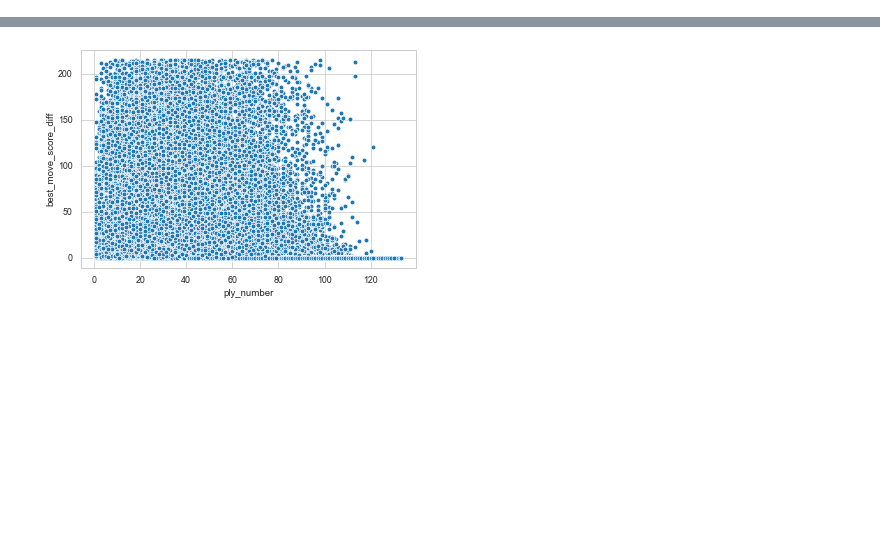
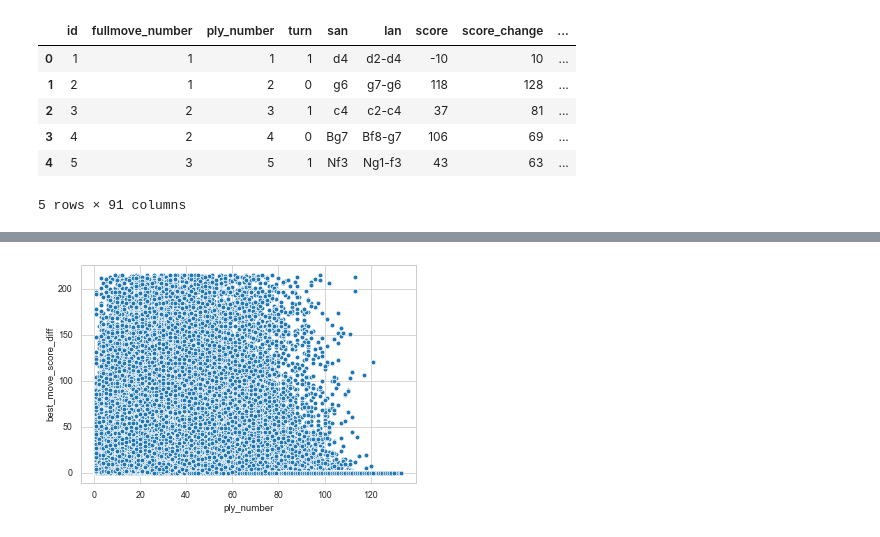
Before and after one commit to endoffline/chess_analytics, a Jupyter notebook: graphs/mistakes.ipynb, the cells around one changed output, grey strips where cells are left out. Drawn from its saved outputs; the diff is of its cells as text; code cells hidden in the pictures; blank space fills up the shorter version.

```diff
--- a/graphs/mistakes.ipynb
+++ b/graphs/mistakes.ipynb
@@ -27,14 +21,20 @@ sns.set_context("paper")
-# %%
-# connect to database
-connection = sqlite3.connect("../output/db/bulk_analysis_2019-11-08_1000ms.db")
 # %%
 # load games and moves into dataframes
 df_game_dirty = pd.read_sql("SELECT * FROM game", connection)
 df_move_dirty = pd.read_sql("SELECT * FROM move", connection)
 
 # remove games that are either too short or too long
 df_game = remove_outlier(df_game_dirty, "length")
 df_move = df_move_dirty[df_move_dirty["game_id"].isin(df_game["id"])]
+df_move.head()
+# %% [output]
+|  | id | fullmove_number | ply_number | turn | san | lan | score | score_change | ... |
+| 0 | 1 | 1 | 1 | 1 | d4 | d2-d4 | -10 | 10 | ... |
+| 1 | 2 | 1 | 2 | 0 | g6 | g7-g6 | 118 | 128 | ... |
+| 2 | 3 | 2 | 3 | 1 | c4 | c2-c4 | 37 | 81 | ... |
+| 3 | 4 | 2 | 4 | 0 | Bg7 | Bf8-g7 | 106 | 69 | ... |
+| 4 | 5 | 3 | 5 | 1 | Nf3 | Ng1-f3 | 43 | 63 | ... |
+5 rows × 91 columns
 # %%
 # box_dirty = sns.boxplot(y=df_move["best_move_score_diff"])
 # %%
```
Also changed, not shown: parts of 3 cells of this notebook, 5 other files.
